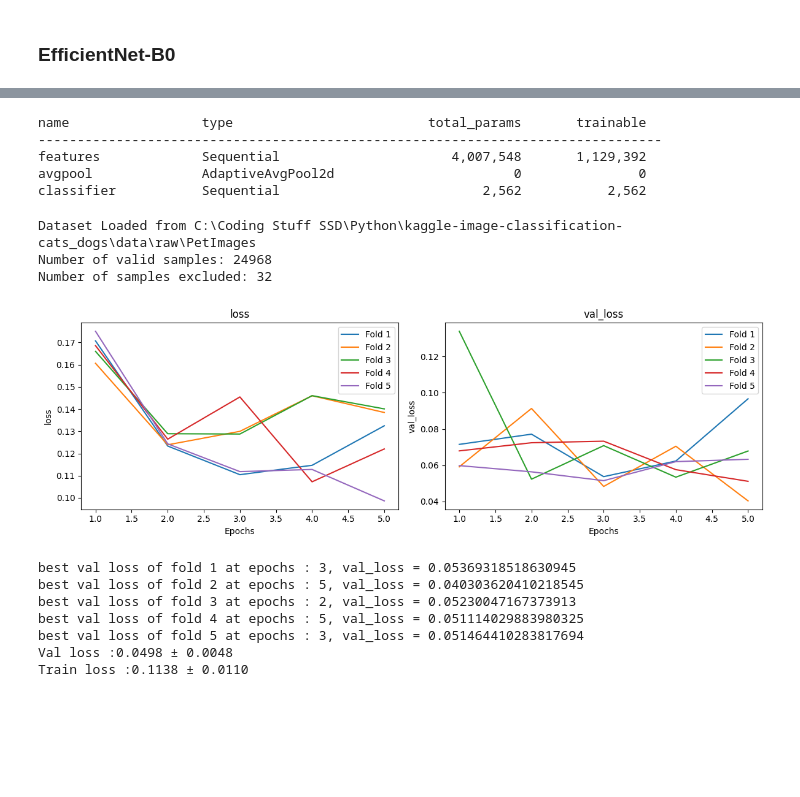
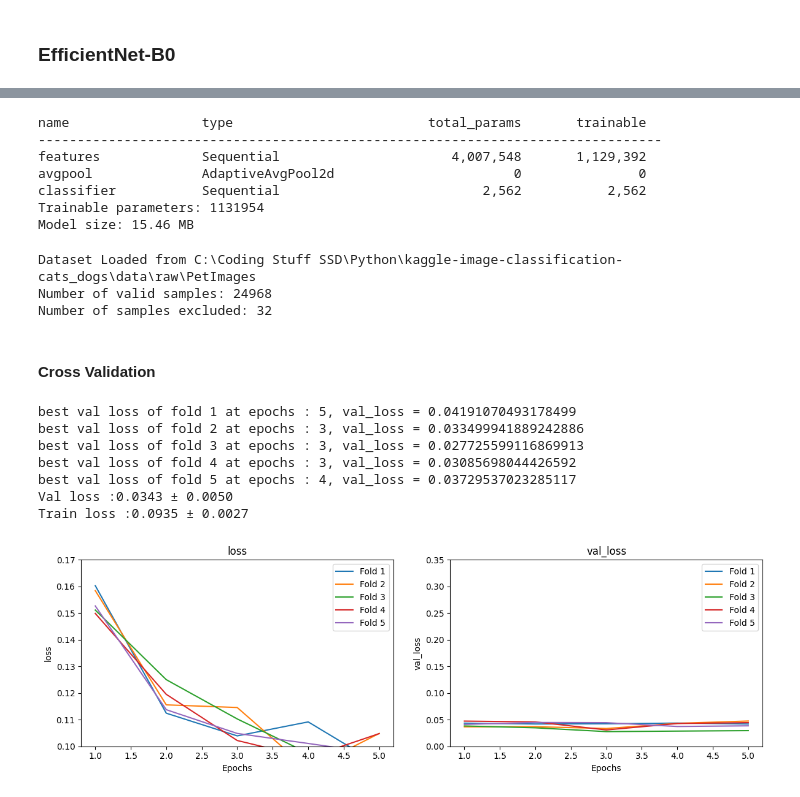
Before and after one commit to vvclin-git/kaggle-image-classification-cats_dogs, a Jupyter notebook: notebooks/02_improve_train.ipynb, the cells around one changed output, grey strips where cells are left out. Cells and saved outputs as stored; diff of their text form; code cells hidden in the pictures; blank space fills up the shorter version.

Commit message:
final model results

```diff
--- a/notebooks/02_improve_train.ipynb
+++ b/notebooks/02_improve_train.ipynb
@@ -291,12 +295,15 @@ class EffNet_B0_Clf(efficientnet.EfficientNet):
 model_effb0 = EffNet_B0_Clf(2, ['features.7', 'features.8', 'classifier'])
 val_tf = EfficientNet_B0_Weights.DEFAULT.transforms()
 summarize_top_sections(model_effb0)
+display_model_info(model_effb0)
 # %% [output]
 name                 type                         total_params       trainable
 --------------------------------------------------------------------------------
 features             Sequential                      4,007,548       1,129,392
 avgpool              AdaptiveAvgPool2d                       0               0
 classifier           Sequential                          2,562           2,562
+Trainable parameters: 1131954
+Model size: 15.46 MB
 # %%
 ds_aug, excl_set = load_filtered_imagefolder(PET_IMAGES_DIR, bad_path, dup_group_path, ignore_path, train_tf, rgba_to_rgb_with_bg) # the dataset with augmentation
 ds, _ = load_filtered_imagefolder(PET_IMAGES_DIR, bad_path, dup_group_path, ignore_path, val_tf, rgba_to_rgb_with_bg) # the dataset without any augmentation
@@ -310,6 +317,8 @@ idx_train, idx_test, y_train, y_test = ds_test_split(ds, 0.5, SEED, True)
 Dataset Loaded from C:\Coding Stuff SSD\Python\kaggle-image-classification-cats_dogs\data\raw\PetImages
 Number of valid samples: 24968
 Number of samples excluded: 32
+# %% [markdown]
+#### Cross Validation
 # %%
 optim = torch.optim.Adam
 loss_fn_cls = torch.nn.CrossEntropyLoss
@@ -337,26 +346,29 @@ tr_bs = 64
 val_bs = 64
 tr_nw = 4
 val_nw = 4
-hist, oof_y_pred = cv_trainer_rb18.train(epochs=epochs, val_bs=val_bs, tr_bs=tr_bs, tr_nw=tr_nw, val_nw=val_nw)
+hist, oof_y_pred = cv_trainer_effb0.train(epochs=epochs, val_bs=val_bs, tr_bs=tr_bs, tr_nw=tr_nw, val_nw=val_nw)
 # %%
-plot_hist(hist)
+fig, ax = plot_hist(hist, show=False)
+ax[0].set_ylim(0.1, 0.17)
+ax[1].set_ylim(0, 0.35)
+# display(fig)
 min_val_losses = []
 min_tr_losses = []
 for i, f in enumerate(hist):
     print(f'best val loss of fold {i + 1} at epochs : {np.argmin(f['val_loss']) + 1}, val_loss = {np.min(f['val_loss'])}')
     min_val_losses.append(np.min(f['val_loss']))
     min_tr_losses.append(np.min(f['loss']))
 print(f'Val loss :{np.mean(min_val_losses):.4f} ± {np.std(min_val_losses):.4f}')
 print(f'Train loss :{np.mean(min_tr_losses):.4f} ± {np.std(min_tr_losses):.4f}')
 # %% [output]
+best val loss of fold 1 at epochs : 5, val_loss = 0.04191070493178499
+best val loss of fold 2 at epochs : 3, val_loss = 0.033499941889242886
+best val loss of fold 3 at epochs : 3, val_loss = 0.027725599116869913
+best val loss of fold 4 at epochs : 3, val_loss = 0.03085698044426592
+best val loss of fold 5 at epochs : 4, val_loss = 0.03729537023285117
+Val loss :0.0343 ± 0.0050
+Train loss :0.0935 ± 0.0027
-[figure, old version]
+[figure, new version]
-best val loss of fold 1 at epochs : 3, val_loss = 0.05369318518630945
-best val loss of fold 2 at epochs : 5, val_loss = 0.040303620410218545
-best val loss of fold 3 at epochs : 2, val_loss = 0.05230047167373913
-best val loss of fold 4 at epochs : 5, val_loss = 0.051114029883980325
-best val loss of fold 5 at epochs : 3, val_loss = 0.051464410283817694
-Val loss :0.0498 ± 0.0048
-Train loss :0.1138 ± 0.0110
 # %%
 plot_confusion_matrix_and_report(oof_y_pred, y_train, target_names=['cat', 'dog'])
 # %% [output]
```
Also changed, not shown: parts of 16 cells of this notebook, 2 other files.
